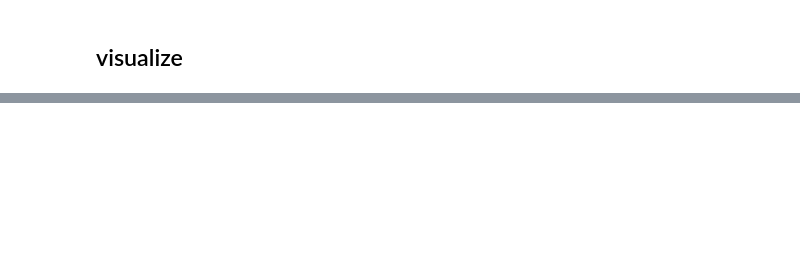
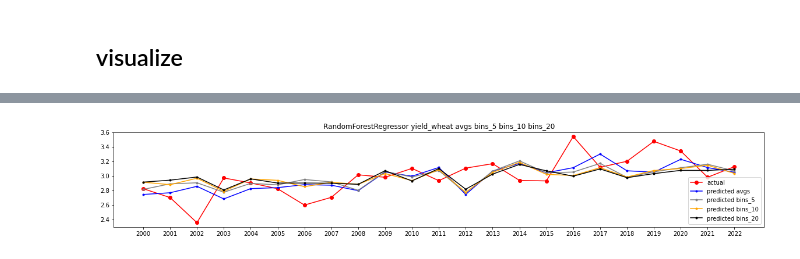
Before and after one commit to mDekaUMN/csci8523project, a Jupyter notebook: Random Forest/RandomForestRegressor_PhaseIModeling.ipynb, the cells around one changed output, grey strips where cells are left out. Drawn from its saved outputs; the diff is of its cells as text; code cells hidden in the pictures; blank space fills up the shorter version.

```diff
--- a/Random Forest/RandomForestRegressor_PhaseIModeling.ipynb
+++ b/Random Forest/RandomForestRegressor_PhaseIModeling.ipynb
@@ -210,0 +264,15 @@ r2 -130.74771316195648
+# %%
+plt.rcParams['figure.figsize'] = (20,3)
+
+plt.plot(df_avgs['year'], df_avgs['yield_wheat'], color='red', marker='o', label='actual')
+plt.plot(df_avgs['year'], predictions_wheat_avgs, color='blue', marker='.', linestyle='-', label='predicted avgs')
+plt.plot(df_avgs['year'], predictions_wheat_bins_5, color='gray', marker='.', linestyle='-', label='predicted bins_5')
+plt.plot(df_avgs['year'], predictions_wheat_bins_10, color='orange', marker='.', linestyle='-', label='predicted bins_10')
+plt.plot(df_avgs['year'], predictions_wheat_bins_20, color='black', marker='.', linestyle='-', label='predicted bins_20')
+
+plt.title('RandomForestRegressor yield_wheat avgs bins_5 bins_10 bins_20')
+plt.legend()
+plt.xticks(range(min(df_avgs['year']), max(df_avgs['year']+1)))
+plt.show()
+# %% [output]
+[figure, added]
```
Also changed, not shown: parts of 9 cells of this notebook.
